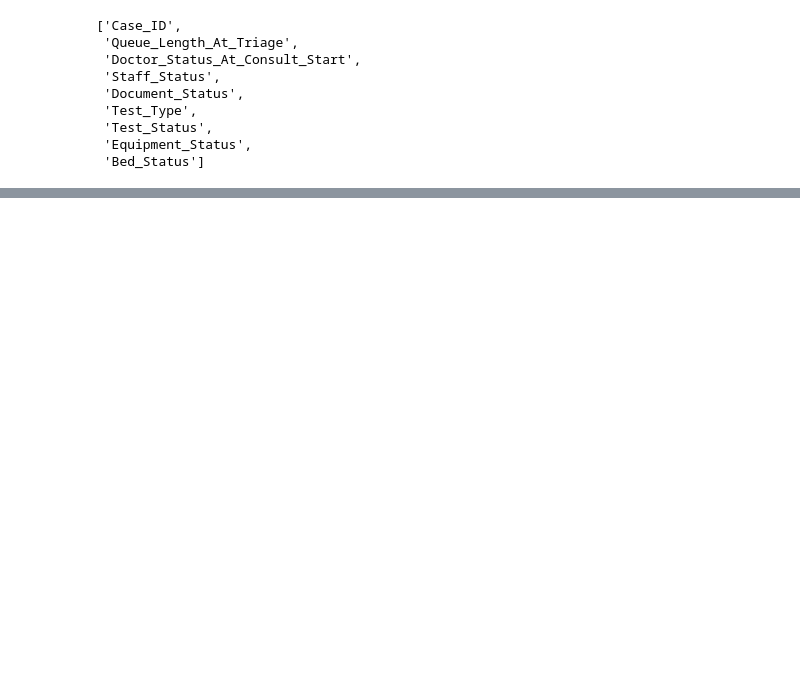
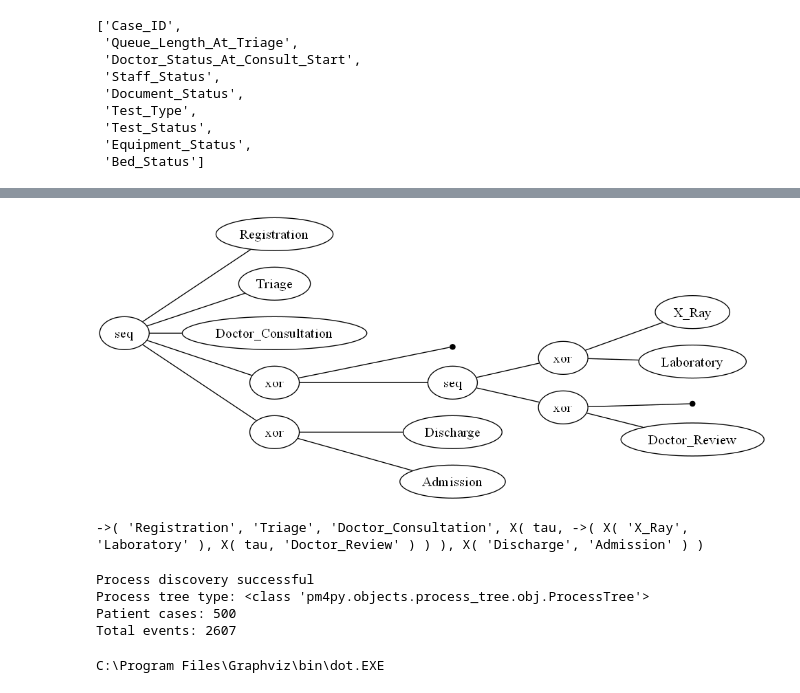
Before and after one commit to Ananyasingh0413/CareFlow---Clinical-Pathway-Process-Mining, a Jupyter notebook: healthcare_project-checkpoint.ipynb, the cells around one changed output, grey strips where cells are left out. Cells and saved outputs as stored; diff of their text form; code cells hidden in the pictures; blank space fills up the shorter version.

```diff
--- a/healthcare_project-checkpoint.ipynb
+++ b/healthcare_project-checkpoint.ipynb
@@ -1339,0 +1387,27 @@ op.columns.tolist()
+# %%
+import pm4py
+
+# Required columns select karo
+event_log = event_clean[
+    ["Case_ID", "Activity_Name", "Timestamp"]
+].copy()
+
+# PM4Py ke required column names set karo
+event_log = event_log.rename(columns={
+    "Case_ID": "case:concept:name",
+    "Activity_Name": "concept:name",
+    "Timestamp": "time:timestamp"
+})
+
+# Events ko correct order mein arrange karo
+event_log = event_log.sort_values(
+    ["case:concept:name", "time:timestamp"]
+)
+
+# Index reset karo
+event_log = event_log.reset_index(drop=True)
+
+# Result check karo
+print(event_log.head())
+print("Total events:", len(event_log))
+print("Total patients:", event_log["case:concept:name"].nunique())
@@ -1339,0 +1423,29 @@ op.columns.tolist()
+# %%
+from pm4py import discover_process_tree_inductive
+
+# Process tree discover karo
+process_tree = discover_process_tree_inductive(event_log)
+
+# Process tree display karo
+pm4py.view_process_tree(process_tree)
+# %% [output]
+[figure, added]
+# %%
+print(process_tree)
+# %% [output]
+->( 'Registration', 'Triage', 'Doctor_Consultation', X( tau, ->( X( 'X_Ray', 'Laboratory' ), X( tau, 'Doctor_Review' ) ) ), X( 'Discharge', 'Admission' ) )
+# %%
+print("Process discovery successful")
+print("Process tree type:", type(process_tree))
+print("Patient cases:", event_log["case:concept:name"].nunique())
+print("Total events:", len(event_log))
+# %% [output]
+Process discovery successful
+Process tree type: <class 'pm4py.objects.process_tree.obj.ProcessTree'>
+Patient cases: 500
+Total events: 2607
+# %%
+import shutil
+print(shutil.which("dot"))
+# %% [output]
+C:\Program Files\Graphviz\bin\dot.EXE
```
Also changed, not shown: parts of 9 cells of this notebook.
